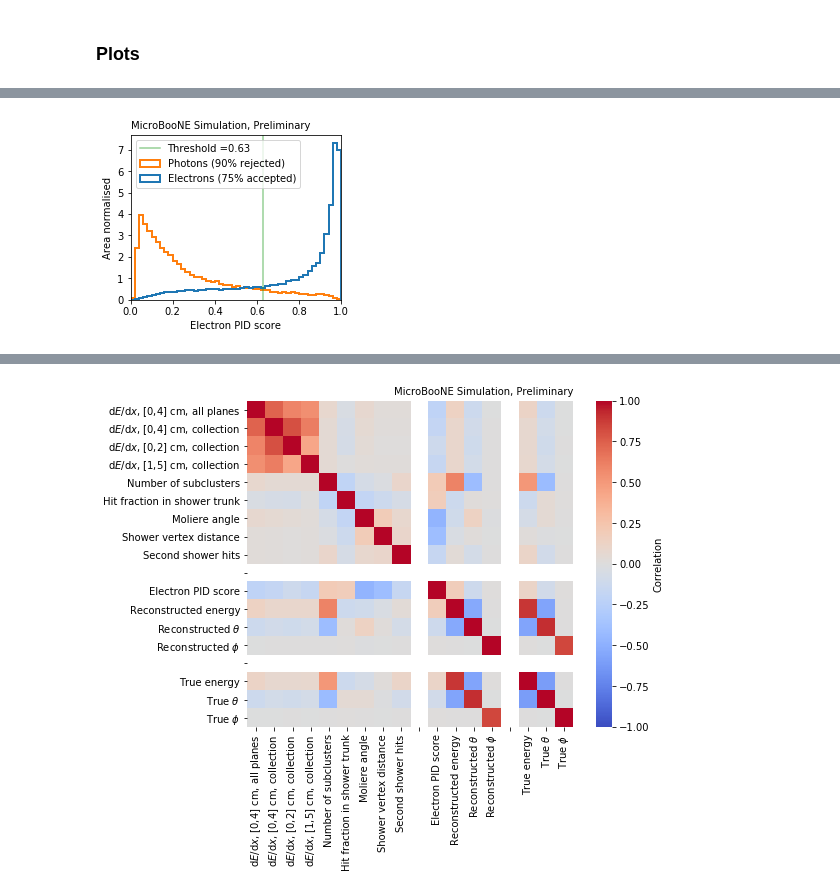
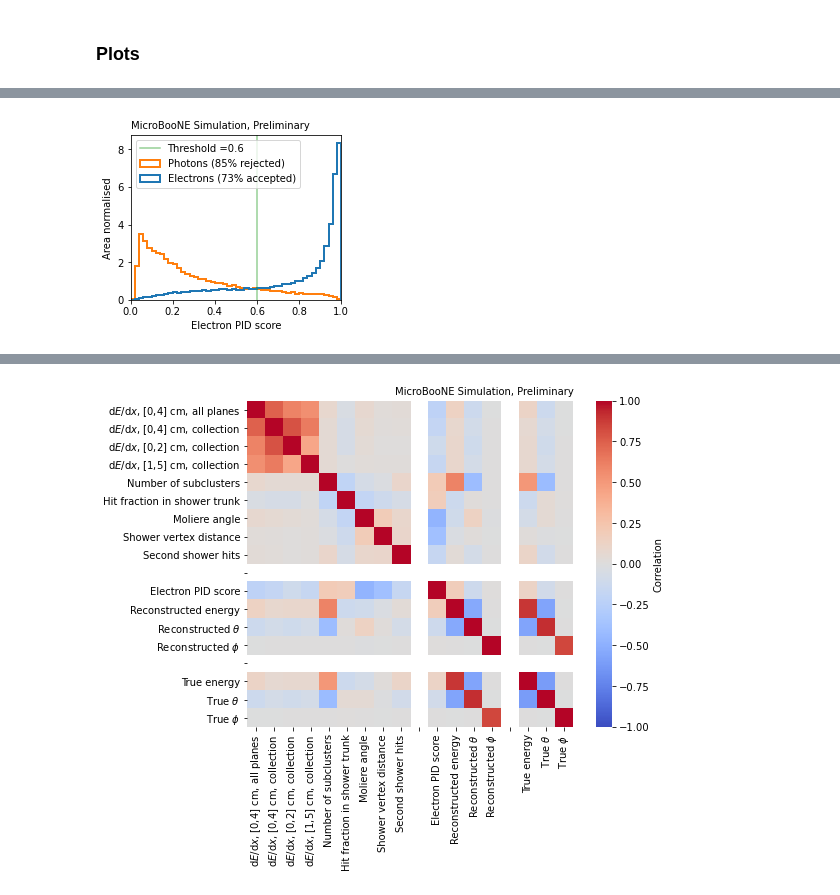
Before and after one commit to Wouter-VDP/nuecc_python, a Jupyter notebook: NuePlots_truth.ipynb, the cells around one changed output, grey strips where cells are left out. Saved outputs shown, nothing was run; the diff lists cells and outputs as text; code cells hidden in the pictures.

```diff
--- a/NuePlots_truth.ipynb
+++ b/NuePlots_truth.ipynb
@@ -74,7 +74,7 @@ def cosmic_angles(mom_x, mom_y, mom_z):
     phi = np.arctan2(mom_y, mom_x)
     return [theta, phi]
 # %%
-input_dir = "./input/Jun2020/"
+input_dir = "./input/July2020/lite/"
 output_dir = "./output/nue/truth/"
 # %%
 title = "MicroBooNE Simulation, Preliminary"
@@ -131,33 +116,6 @@ nu_mc["max_proton_e"] = highest_proton_energy
-# %%
-q_e0p = (
-    "true_vtx_fid & abs(nu_pdg)==12 & nelec>0 & nproton==0 & (npi0+npion)==0 & ccnc==0"
-)
-q_eNp = (
-    "true_vtx_fid & abs(nu_pdg)==12 & nelec>0 & nproton>0 & (npi0+npion)==0 & ccnc==0"
-)
-q_eX = "true_vtx_fid & abs(nu_pdg)==12 & nelec>0 & (npi0+npion)>0 & ccnc==0"
-
-q_m0p = (
-    "true_vtx_fid & abs(nu_pdg)==14 & nmuon==1 & nproton==0 & (npi0+npion)==0 & ccnc==0"
-)
-q_mNp = (
-    "true_vtx_fid & abs(nu_pdg)==14 & nmuon==1 & nproton>0 & (npi0+npion)==0 & ccnc==0"
-)
-q_mX = "true_vtx_fid & abs(nu_pdg)==14 & nmuon==1 & (npi0+npion)>0 & ccnc==0"
-
-new_cat = (
-    nu_mc.eval(q_e0p) * 1
-    + nu_mc.eval(q_eNp) * 2
-    + nu_mc.eval(q_eX) * 3
-    + nu_mc.eval(q_m0p) * 4
-    + nu_mc.eval(q_mNp) * 5
-    + nu_mc.eval(q_mX) * 6
-)
-nu_mc["true_category"] = new_cat
-nu_frame["true_category"] = np.repeat(nu_mc["true_category"], nu_mc["n_pfps"]).values
 # %%
 nu_mc["scale"] = nu_mc["weightSplineTimesTune"] * nu_mc["event_scale"]
-nu_frame["scale"] = np.repeat(nu_mc["scale"], nu_mc["n_pfps"]).values
+nu_frame["scale"] = nu_frame["weightSplineTimesTune"] * nu_frame["event_scale"]
 # %%
 fields = list(nu_frame.keys())
 [f for f in fields if "scale" in f]
@@ -239,39 +201,39 @@ $\nu_\mu$ CC : 83.4%
 # %%
 electrons = nu_frame.query(
-    "4>true_category>0 & abs(backtracked_pdg)==11 & e_candidate & preselect"
+    "abs(backtracked_e)>0.1 & abs(backtracked_pdg)==11 & e_candidate & preselect"
 )
 photons = nu_frame.query(
-    "true_category>3 & abs(backtracked_pdg)==22 & e_candidate & preselect"
+    "abs(backtracked_e)>0.1 & abs(backtracked_pdg)==22 & e_candidate & preselect"
 )
 # %%
-cut = 0.63
+cut = 0.6
 e_pass = electrons.query("score>@cut")[weight].sum() / electrons[weight].sum()
 g_pass = photons.query("score>@cut")[weight].sum() / photons[weight].sum()
 
 fig, ax = plt.subplots(figsize=(3.5, 3), constrained_layout=True)
 
 ax.axvline(x=cut, label="Threshold =" + str(cut), color="C2", alpha=0.5)
 ax.hist(
     [electrons["score"], photons["score"]],
     label=[
         "Electrons ({:.0%} accepted)".format(e_pass),
         "Photons ({:.0%} rejected)".format(1 - g_pass),
     ],
     range=(0, 1),
     bins=50,
     histtype="step",
     lw=2,
-    normed=True,
+    density=True,
 )
 ax.legend(loc="upper left")
 ax.set_title(title, loc="left")
 ax.set_xlabel("Electron PID score")
 ax.set_ylabel("Area normalised")
 ax.set_xlim(0, 1)
 
 fig.savefig(output_dir + "e_gamma_sep.pdf", bbox_inches="tight")
 # %% [output]
-[figure, old version]
+[figure, new version]
 # %%
 # Everything below here is electron neutrino specific
 # %%
```
Also changed, not shown: parts of 14 cells of this notebook, 43 other files.
